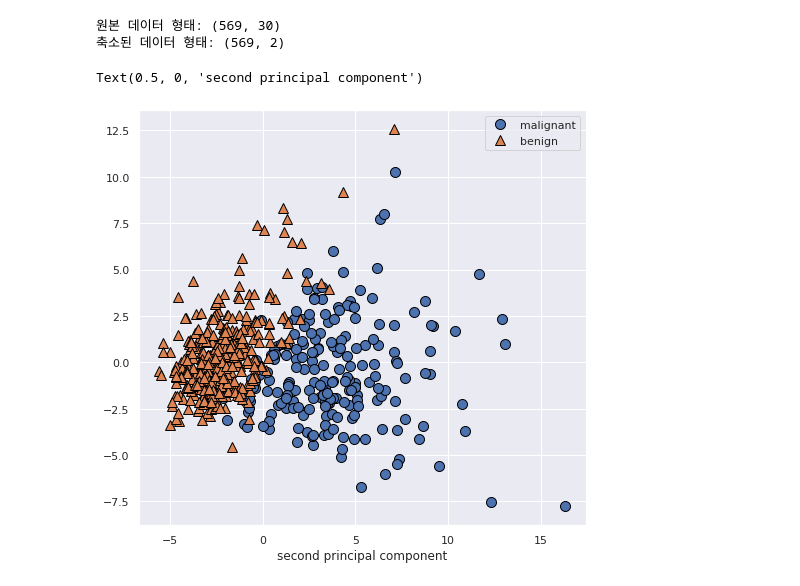
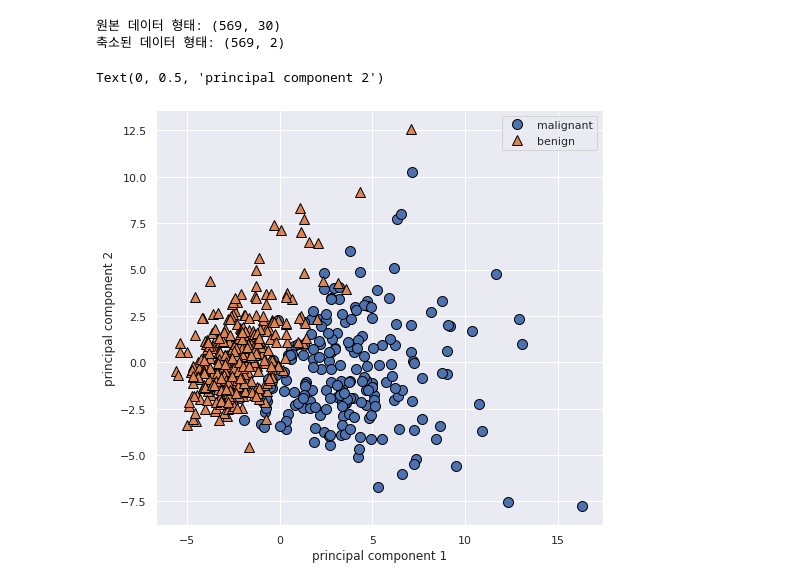
Before and after one commit to 201ssc/python_test1, a Jupyter notebook: 3_4_차원축소,_특성_축줄_매니폴드_학습.ipynb, the cells around one changed output. Saved outputs shown, nothing was run; the diff lists cells and outputs as text; code cells hidden in the pictures.

```diff
--- a/3_4_차원축소,_특성_축줄_매니폴드_학습.ipynb
+++ b/3_4_차원축소,_특성_축줄_매니폴드_학습.ipynb
@@ -124,13 +124,13 @@ print("축소된 데이터 형태:", str(X_pca.shape))
 # %%
 # 맨 처음 두 개의 주성분을 그린다.
 
 # 클래스를 색깔로 구분하여 처음 두 개의 주성분을 그래프로 나타낸다.
 plt.figure(figsize=(8, 8))
 mglearn.discrete_scatter(X_pca[:, 0], X_pca[:, 1], cancer.target)
 plt.legend(['malignant', 'benign'], loc='best')
 plt.gca().set_aspect('equal')
-plt.xlabel("first principal component")
-plt.xlabel("second principal component")
+plt.xlabel("principal component 1")
+plt.ylabel("principal component 2")
 # %% [output]
-Text(0.5, 0, 'second principal component')
+Text(0, 0.5, 'principal component 2')
-[figure, old version]
+[figure, new version]
```
Also changed, not shown: parts of 17 cells of this notebook.
